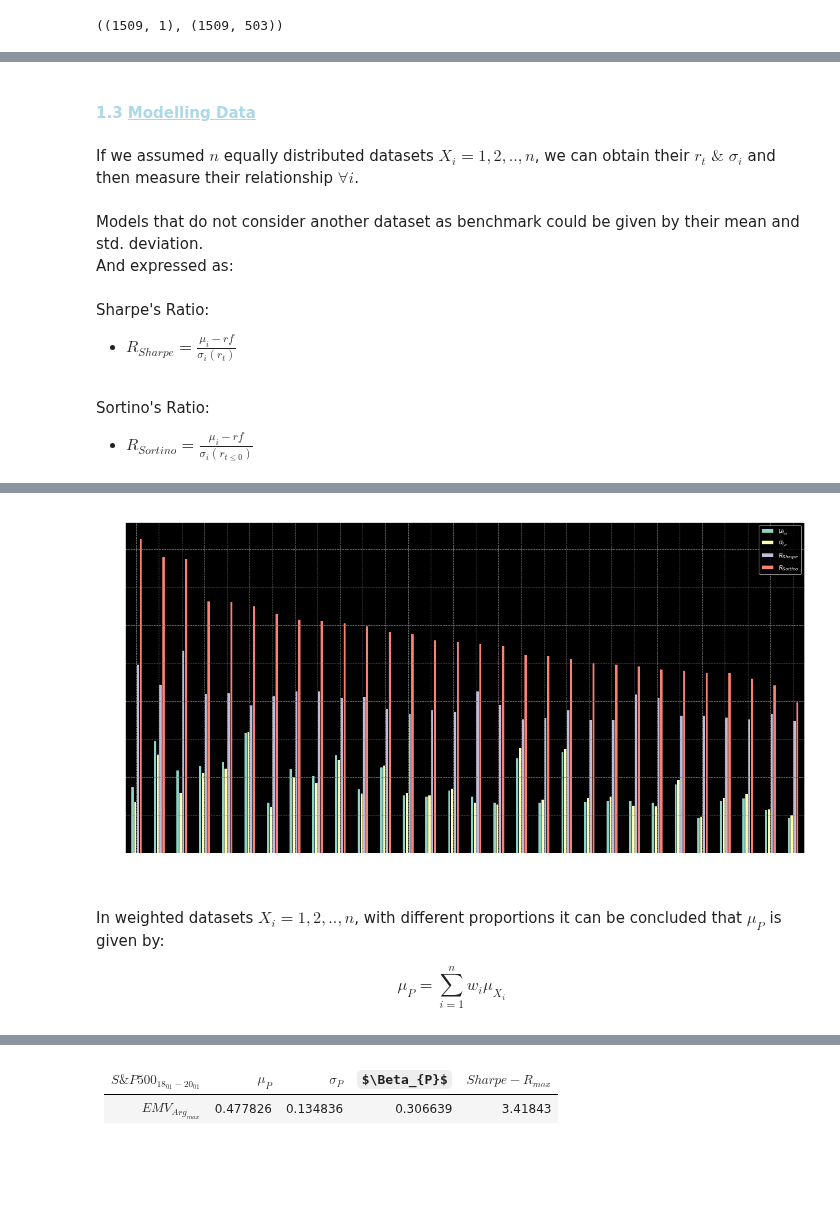
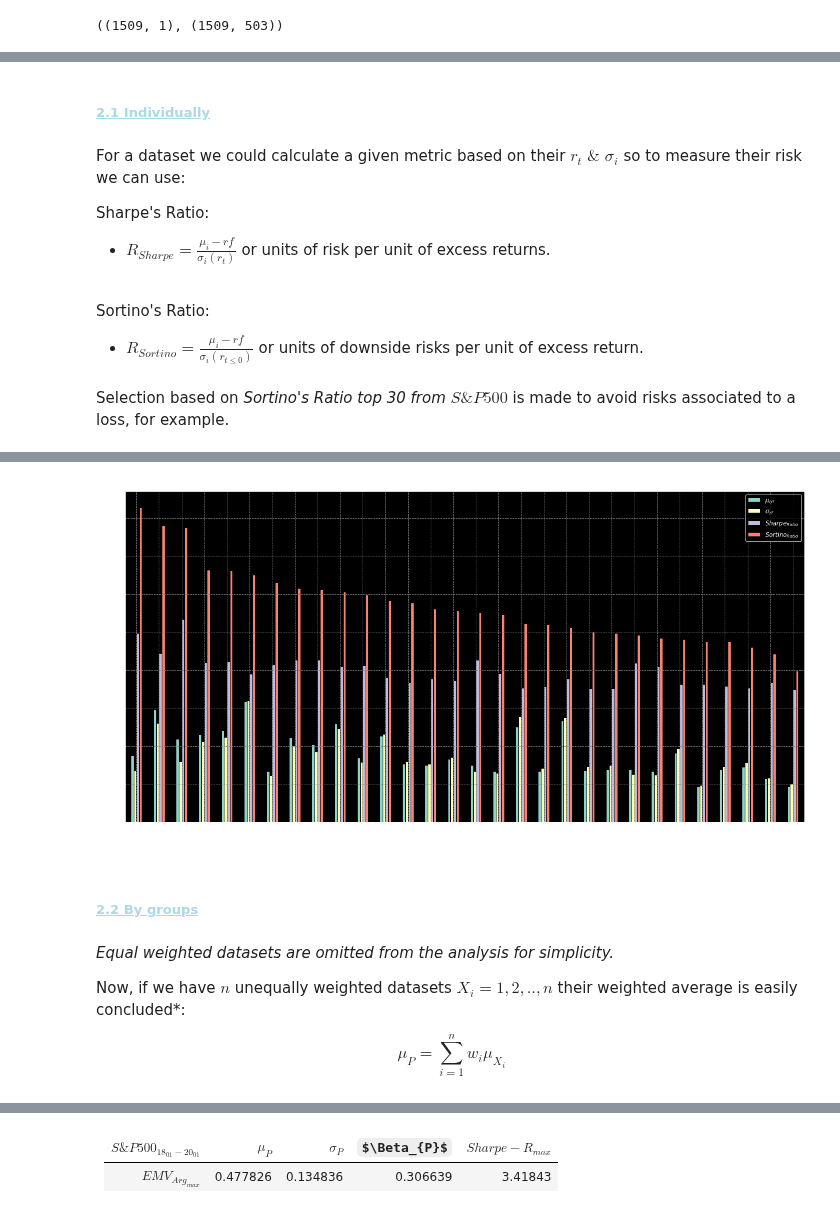
Before and after one commit to EMarquez7/Examen-de-Simulaci-n-2, a Jupyter notebook: Optimization.ipynb, the cells around one changed output, grey strips where cells are left out. Saved outputs shown, nothing was run; the diff lists cells and outputs as text; code cells hidden in the pictures; some formulas as TeX source; blank space fills up the shorter version.

```diff
--- a/Optimization.ipynb
+++ b/Optimization.ipynb
@@ -158,21 +162,19 @@ SP_r.shape, SP_Assets_r.shape
 # %% [markdown]
-#### <font color= 'lightblue'> 1.3 <u> Modelling Data </u><font> </span>
+##### <font color= 'lightblue'> <u> 2.1 Individually <u> <font> </span>
-# %% [markdown]
-If we assumed $n$ equally distributed datasets $X_i=1,2,.., n$, we can obtain their $r_{t}$ $\&$ $\sigma_i$ and then measure their relationship $\forall i$.
-# %% [markdown]
-Models that do not consider another dataset as benchmark could be given by their mean and std. deviation.<br>
-And expressed as:
 # %% [markdown]
+For a dataset we could calculate a given metric based on their $r_{t}$ $\&$ $\sigma_i$ so to measure their risk we can use:
+
 Sharpe's Ratio:
-+ $R_{Sharpe} = \frac{\mu_i - {rf}}{\sigma_i(r_t)}$
-
++ $R_{Sharpe} = \frac{\mu_i - {rf}}{\sigma_i(r_t)}$ or units of risk per unit of excess returns.
 <br>
 
 Sortino's Ratio:
-+ $R_{Sortino} = \frac{\mu_i - {rf}}{\sigma_{i}(r_{t\leq 0})}$
++ $R_{Sortino} = \frac{\mu_i - {rf}}{\sigma_{i}(r_{t\leq 0})}$ or units of downside risks per unit of excess return.
+# %% [markdown]
+Selection based on *Sortino's Ratio top 30 from $S\&P500$* is made to avoid risks associated to a loss, for example.
 # %%
 today = (datetime.date.today()).strftime("%Y-%m-%d")
-BestSP_PostCovid = selection_data(SP_Assets_r.loc["2020-03-02":today], 0.0169, "S&P500 Asset Selection 2018-2020")[0]
+BestSP_PostCovid = vs.selection_data(SP_Assets_r.loc["2020-03-02":today], 0.0169, "S&P500 Asset Selection 2018-2020")[0]
 
 BestSP_PostCovid
 # %% [output]
@@ -211,6 +213,10 @@ BestSP_PostCovid
-[figure, old version]
+[figure, new version]
+# %% [markdown]
+##### <font color= 'lightblue'> <u> 2.2 By groups <u> <font> </span>
 # %% [markdown]
-In weighted datasets $X_i=1,2,.., n$, with different proportions it can be concluded that $\mu_P$ is given by:<br>
+*Equal weighted datasets are omitted from the analysis for simplicity.*
+
+Now, if we have $n$ unequally weighted datasets $X_i=1,2,.., n$ their weighted average is easily concluded*:<br>
 
 $$\mu_{P} = \sum_{i=1}^{n} w_{i} \mu_{{X_{i}}}$$
 # %% [markdown]
```
Also changed, not shown: parts of 13 cells of this notebook.
